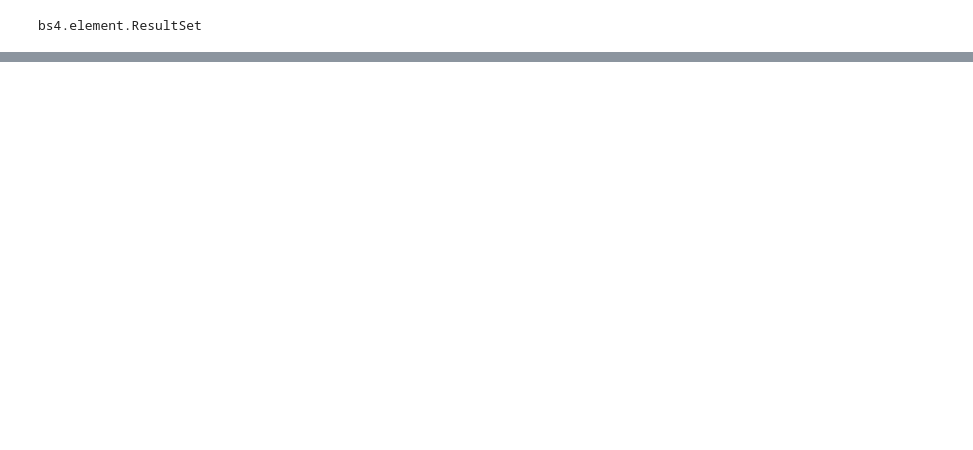
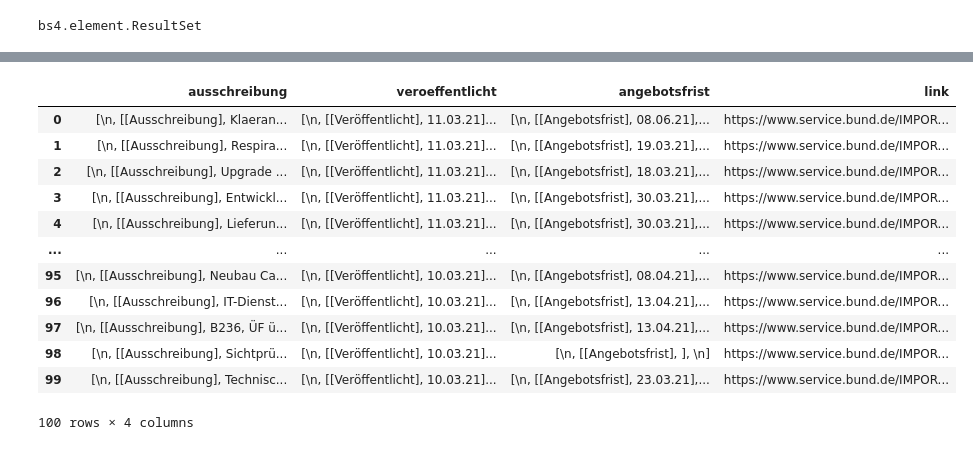
Before and after one commit to voigtjessica/OLD_COVID19_DE_BR, a Jupyter notebook: Bundesdatascrap.ipynb, the cells around one changed output, grey strips where cells are left out. Drawn from its saved outputs; the diff is of its cells as text; code cells hidden in the pictures; blank space fills up the shorter version.

Commit message:
ainda parada em transformar html em dataframe

```diff
--- a/Bundesdatascrap.ipynb
+++ b/Bundesdatascrap.ipynb
@@ -107 +86,23 @@ links # each a marker is one row
+# %%
+# what I want is insite the marker a, so Im going to get the content and get only the a inside it:
+links = content.find_all('a')
+
+# In paralel I'm making a string list to get the html :)
+links_list = []
+
+for x in links:
+    links_list.append(str(x))
+
+# Validating
+#links_list[0]
+
+# Agora eu preciso criar uma tabela lateral que vai receber os htmls para que eu possa rodar o segundo scrap:
+
+links2 = [sub.replace('<a href=', '') for sub in links_list]
+links2 = [sub.replace('"', '') for sub in links2]
+links2 = [re.sub('\s.*', '', sub) for sub in links2]
+links2 = ['https://www.service.bund.de/' + sub for sub in links2]
+
+df_links = pd.DataFrame(links2)
+# df_links
 # %%
@@ -131,0 +111,35 @@ df = df.rename(columns={0: "ausschreibung",
+# %%
+# MAking the fisrt DF
+df = pd.DataFrame(links)
+df = df.iloc[:, [0,2,4]]
+df_final = pd.merge(df, df_links, left_index=True, right_index=True)
+df_final = df_final.rename(columns={'0_x': "ausschreibung",
+                                    2: "veroeffentlicht",
+                                    4:"angebotsfrist",
+                                    '0_y' : 'link'})
+
+
+
+#df_final.replace(r"\[\\n,\s\[\[Ausschreibung\],\s", "", regex=True)
+
+
+#Exportando em CSV
+df_final.to_csv(r'teste.csv')
+df_final
+#df_final.dtypes
+#df_final['ausschreibung'] = df_final['ausschreibung'].str.replace(r'.*\s', 'AA')
+#df_final = df_final.replace(to_replace ='\[\\n,\s\[\[Ausschreibung\],\s', value = '', regex = True)
+# %% [output]
+|  | ausschreibung | veroeffentlicht | angebotsfrist | link |
+| 0 | [\n, [[Ausschreibung], Klae­r­an­... | [\n, [[Veröffentlicht], 11.03.21]... | [\n, [[Angebotsfrist], 08.06.21],... | https://www.service.bund.de/IMPOR... |
+| 1 | [\n, [[Ausschreibung], Re­spi­ra­... | [\n, [[Veröffentlicht], 11.03.21]... | [\n, [[Angebotsfrist], 19.03.21],... | https://www.service.bund.de/IMPOR... |
+| 2 | [\n, [[Ausschreibung], Up­gra­de ... | [\n, [[Veröffentlicht], 11.03.21]... | [\n, [[Angebotsfrist], 18.03.21],... | https://www.service.bund.de/IMPOR... |
+| 3 | [\n, [[Ausschreibung], Ent­wick­l... | [\n, [[Veröffentlicht], 11.03.21]... | [\n, [[Angebotsfrist], 30.03.21],... | https://www.service.bund.de/IMPOR... |
+| 4 | [\n, [[Ausschreibung], Lie­fe­run... | [\n, [[Veröffentlicht], 11.03.21]... | [\n, [[Angebotsfrist], 30.03.21],... | https://www.service.bund.de/IMPOR... |
+| ... | ... | ... | ... | ... |
+| 95 | [\n, [[Ausschreibung], Neu­bau Ca... | [\n, [[Veröffentlicht], 10.03.21]... | [\n, [[Angebotsfrist], 08.04.21],... | https://www.service.bund.de/IMPOR... |
+| 96 | [\n, [[Ausschreibung], IT-Dienst­... | [\n, [[Veröffentlicht], 10.03.21]... | [\n, [[Angebotsfrist], 13.04.21],... | https://www.service.bund.de/IMPOR... |
+| 97 | [\n, [[Ausschreibung], B236, ÜF ü... | [\n, [[Veröffentlicht], 10.03.21]... | [\n, [[Angebotsfrist], 13.04.21],... | https://www.service.bund.de/IMPOR... |
+| 98 | [\n, [[Ausschreibung], Sicht­prü­... | [\n, [[Veröffentlicht], 10.03.21]... | [\n, [[Angebotsfrist], ], \n] | https://www.service.bund.de/IMPOR... |
+| 99 | [\n, [[Ausschreibung], Tech­ni­sc... | [\n, [[Veröffentlicht], 10.03.21]... | [\n, [[Angebotsfrist], 23.03.21],... | https://www.service.bund.de/IMPOR... |
+100 rows × 4 columns
```
Also changed, not shown: parts of 5 cells of this notebook, 2 other files.
